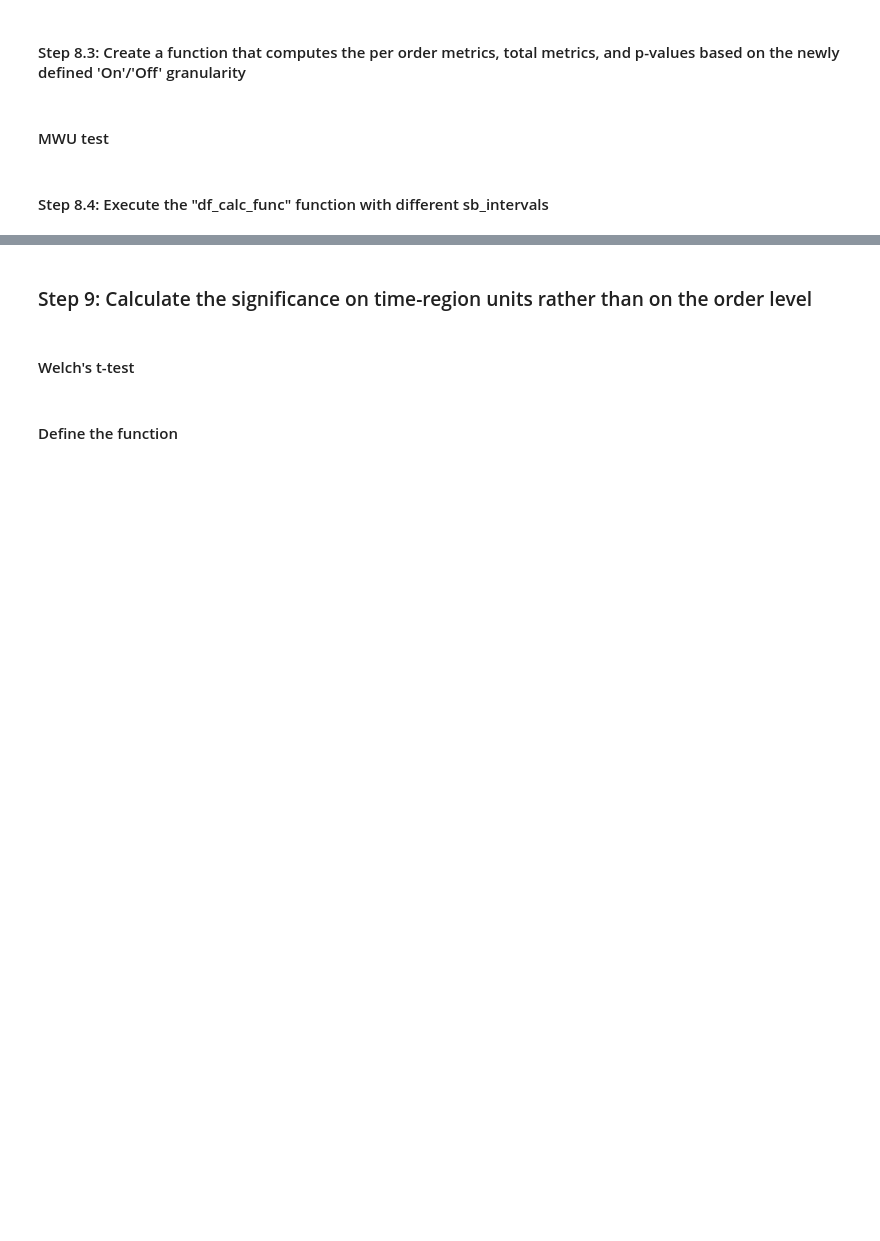
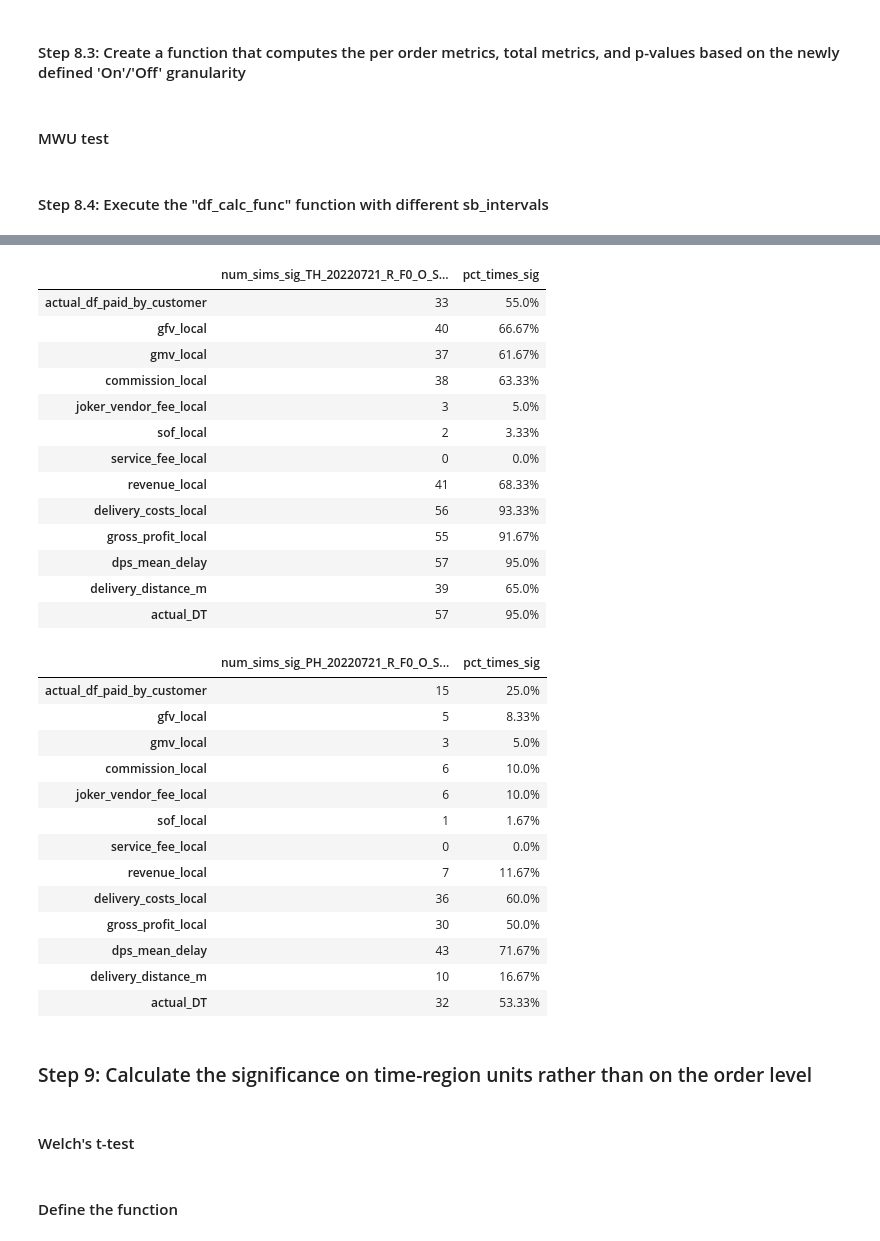
Before and after one commit to omar-elmaria/switchback_test_dag, a Jupyter notebook: notebooks/deep_dive_analyses.ipynb, the cells around one changed output, grey strips where cells are left out. Cells and saved outputs as stored; diff of their text form; code cells hidden in the pictures; blank space fills up the shorter version.

```diff
--- a/notebooks/deep_dive_analyses.ipynb
+++ b/notebooks/deep_dive_analyses.ipynb
@@ -290,3 +355,42 @@ df_mapping, df_play, df_play_on_orders, df_play_off_orders, df_play_per_order, d
+# %%
+# Calculate the number of times the p-value was below 0.05 (significant) or above 0.05 (insignificant)
+num_sims = 60
+def num_sims_sig_func(test_name, df):
+    df_temp = df[df.index.get_level_values('test_name') == test_name].apply(lambda x: sum(np.where(x <= 0.05, 1, 0))).to_frame(name = 'num_sims_sig_' + test_name)
+    df_temp['pct_times_sig'] = round((df_temp.iloc[:, 0] / num_sims) * 100, 2).astype(str) + '%'
+    return df_temp
+
+display(num_sims_sig_func(test_name='TH_20220721_R_F0_O_Switchback_AA_Test_Trang', df=df_pval_mwu_test_sims))
+display(num_sims_sig_func(test_name='PH_20220721_R_F0_O_SB_AA_Test_Calamba_No_Condition', df=df_pval_mwu_test_sims))
+# %% [output]
+|  | num_sims_sig_TH_20220721_R_F0_O_S... | pct_times_sig |
+| actual_df_paid_by_customer | 33 | 55.0% |
+| gfv_local | 40 | 66.67% |
+| gmv_local | 37 | 61.67% |
+| commission_local | 38 | 63.33% |
+| joker_vendor_fee_local | 3 | 5.0% |
+| sof_local | 2 | 3.33% |
+| service_fee_local | 0 | 0.0% |
+| revenue_local | 41 | 68.33% |
+| delivery_costs_local | 56 | 93.33% |
+| gross_profit_local | 55 | 91.67% |
+| dps_mean_delay | 57 | 95.0% |
+| delivery_distance_m | 39 | 65.0% |
+| actual_DT | 57 | 95.0% |
+|  | num_sims_sig_PH_20220721_R_F0_O_S... | pct_times_sig |
+| actual_df_paid_by_customer | 15 | 25.0% |
+| gfv_local | 5 | 8.33% |
+| gmv_local | 3 | 5.0% |
+| commission_local | 6 | 10.0% |
+| joker_vendor_fee_local | 6 | 10.0% |
+| sof_local | 1 | 1.67% |
+| service_fee_local | 0 | 0.0% |
+| revenue_local | 7 | 11.67% |
+| delivery_costs_local | 36 | 60.0% |
+| gross_profit_local | 30 | 50.0% |
+| dps_mean_delay | 43 | 71.67% |
+| delivery_distance_m | 10 | 16.67% |
+| actual_DT | 32 | 53.33% |
 # %% [markdown]
 ### Step 9: Calculate the significance on time-region units rather than on the order level
 # %% [markdown]
```
Also changed, not shown: parts of 7 cells of this notebook.
